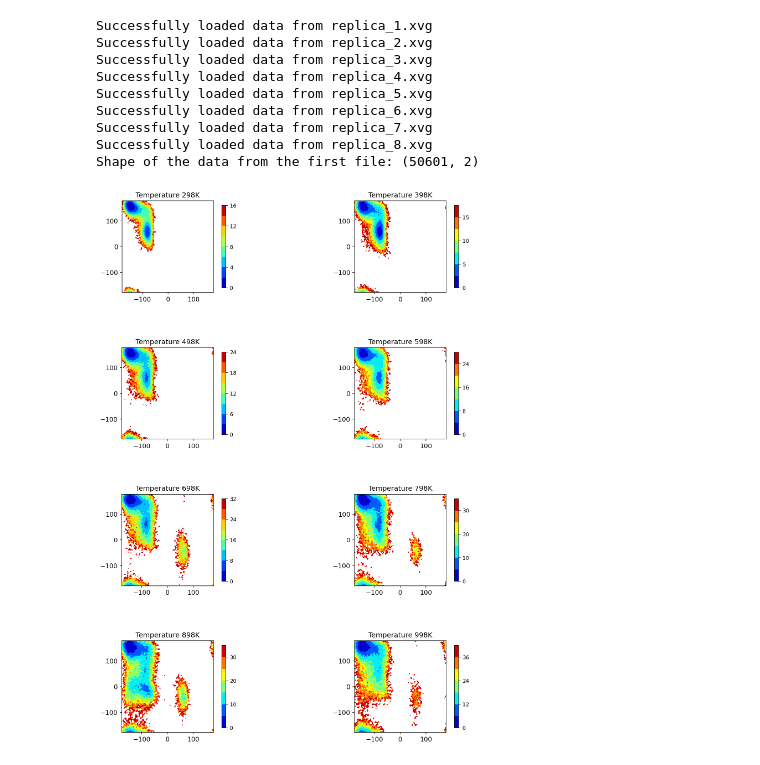
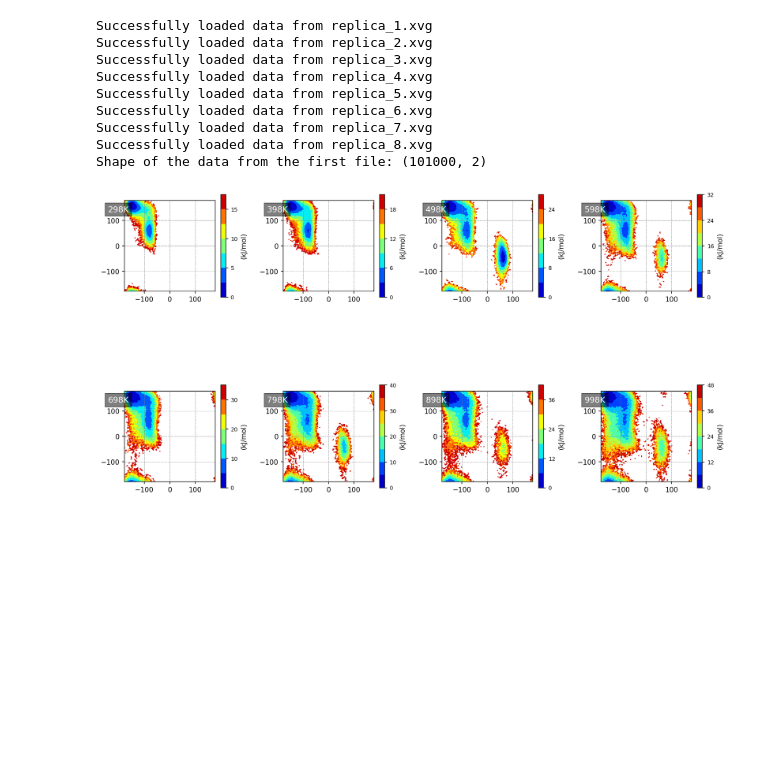
Before and after one commit to jhyang13/UWMadison_Chem864, a Jupyter notebook: project4/S2_REMD/plot_energy.ipynb, the cells around one changed output. Saved outputs shown, nothing was run; the diff lists cells and outputs as text; code cells hidden in the pictures; blank space fills up the shorter version.

```diff
--- a/project4/S2_REMD/plot_energy.ipynb
+++ b/project4/S2_REMD/plot_energy.ipynb
@@ -33,24 +36,24 @@ def get_traj(filename):
     return np.array(data)
 # %%
 # Initialize an empty list to store trajectory data from multiple files
-ramas = []
+traj = []
 
 # Loop through a range of numbers to construct filenames dynamically
 for i in range(1, 9):
-    filename = f'replica_{i}.xvg'  # Dynamically create the filename
+    filename = f'replica_{i}.xvg'
     try:
         # Load trajectory data from each file and append to the list
-        traj_data = get_traj(filename)
-        ramas.append(traj_data)
+        traj_data = load_traj(filename)
+        traj.append(traj_data)
         print(f'Successfully loaded data from {filename}')
     except Exception as e:
         # Handle cases where the file may not be read properly
         print(f'Failed to load data from {filename}: {e}')
 
 # Check if the list is not empty to avoid index errors
-if ramas:
+if traj:
     # Print the shape of the array from the first file to check data structure
-    print(f'Shape of the data from the first file: {ramas[0].shape}')
+    print(f'Shape of the data from the first file: {traj[0].shape}')
 else:
     print('No trajectory data was loaded.')
 # %% [output]
@@ -62,15 +65,14 @@ Successfully loaded data from replica_5.xvg
 Successfully loaded data from replica_6.xvg
 Successfully loaded data from replica_7.xvg
 Successfully loaded data from replica_8.xvg
-Shape of the data from the first file: (50601, 2)
+Shape of the data from the first file: (101000, 2)
 # %%
-
-def get_landscape_from_trajs(rama, temp, bins=60):
+def free_energy(traj, temp, bins=60):
     """
     Calculate the free energy landscape from Ramachandran plot data.
 
     Parameters:
-    rama (numpy.ndarray): Array containing Ramachandran plot data, shape (N, 2).
+    traj (numpy.ndarray): Array containing Ramachandran plot data, shape (N, 2).
     temp (float): Temperature in Kelvin.
     bins (int): Number of bins for histogramming the data.
 
@@ -80,7 +82,7 @@ def get_landscape_from_trajs(rama, temp, bins=60):
     """
 
     # Calculate the 2D histogram for the Ramachandran plot data
-    counts, x_edges, y_edges = np.histogram2d(rama[:, 0], rama[:, 1], bins=bins)
+    counts, x_edges, y_edges = np.histogram2d(traj[:, 0], traj[:, 1], bins=bins)
 
     # Handle zero counts to avoid log(0) which is undefined
     counts_with_zeros = counts.copy()
@@ -100,27 +102,39 @@ def get_landscape_from_trajs(rama, temp, bins=60):
 
     return x_centers, y_centers, energy.T
 # %%
+# Adjust the figure size and spacing to make it more compact
+fig, axs = plt.subplots(2, 4, figsize=(14, 8), dpi=150)
+plt.subplots_adjust(left=0.07, right=0.93, bottom=0.07, top=0.93, wspace=0.4, hspace=0.3)
 
-# Increasing figure size for better spacing and clarity
-fig, axs = plt.subplots(4, 2, figsize=(12, 16), dpi=150)  # Adjust figsize as needed
-plt.subplots_adjust(left=0.1, right=0.9, bottom=0.1, top=0.9, wspace=0.4, hspace=0.6)  # Adjust spacing
+temperatures = [298, 398, 498, 598, 698, 798, 898, 998]
 
-temperatures = range(298, 999, 100)
+for i in range(2):
+    for j in range(4):
+        idx = 4 * i + j  # Ensure accurate indexing
+        if idx < len(temperatures):  # Check to avoid indexing errors
+            x_center, y_center, energy = free_energy(traj[idx], temperatures[idx], bins=100)
 
-for i in range(4):
-    for j in range(2):
-        idx = int(2 * i + j)
-        x_center, y_center, energy = get_landscape_from_trajs(ramas[idx], temperatures[idx], bins=100)
-        contour = axs[i, j].contourf(x_center, y_center, energy, cmap='jet')
+            # Use the 'jet' colormap
+            contour = axs[i, j].contourf(x_center, y_center, energy, cmap='jet')
 
-        axs[i, j].set_title(f'Temperature {temperatures[idx]}K', fontsize=12)  # Reduced font size
-        axs[i, j].set_aspect('equal')
-        axs[i, j].tick_params(axis='both', labelsize=11)  # Reduced font size
+            # Add grid lines for clarity
+            axs[i, j].grid(True, linestyle='--', linewidth=0.5, color='gray')
 
-        cbar = plt.colorbar(contour, ax=axs[i, j], shrink=0.9)  # Adjust shrink factor as needed
-        cbar.ax.tick_params(labelsize=9)  # Reduced font size
-        cbar.ax.locator_params(nbins=5)
+            # Set aspect ratio and other attributes
+            axs[i, j].set_aspect('equal')
+            axs[i, j].tick_params(axis='both', labelsize=10)
 
-plt.show()  # Display the plot
+            # Add a colorbar with a title
+            cbar = plt.colorbar(contour, ax=axs[i, j], shrink=0.7)
+            cbar.ax.tick_params(labelsize=8)
+            cbar.ax.locator_params(nbins=5)
+            cbar.set_label('(kJ/mol)', fontsize=10)
+
+            # Place temperature inside the plot
+            axs[i, j].text(0.05, 0.9, f'{temperatures[idx]}K', transform=axs[i, j].transAxes,
+                           fontsize=12, color='white', ha='right', va='center', bbox=dict(facecolor='black', alpha=0.5))
+
+# Display the final plot
+plt.show()
 # %% [output]
-[figure, old version]
+[figure, new version]
```
Also changed, not shown: parts of 2 cells of this notebook, 42 other files.
